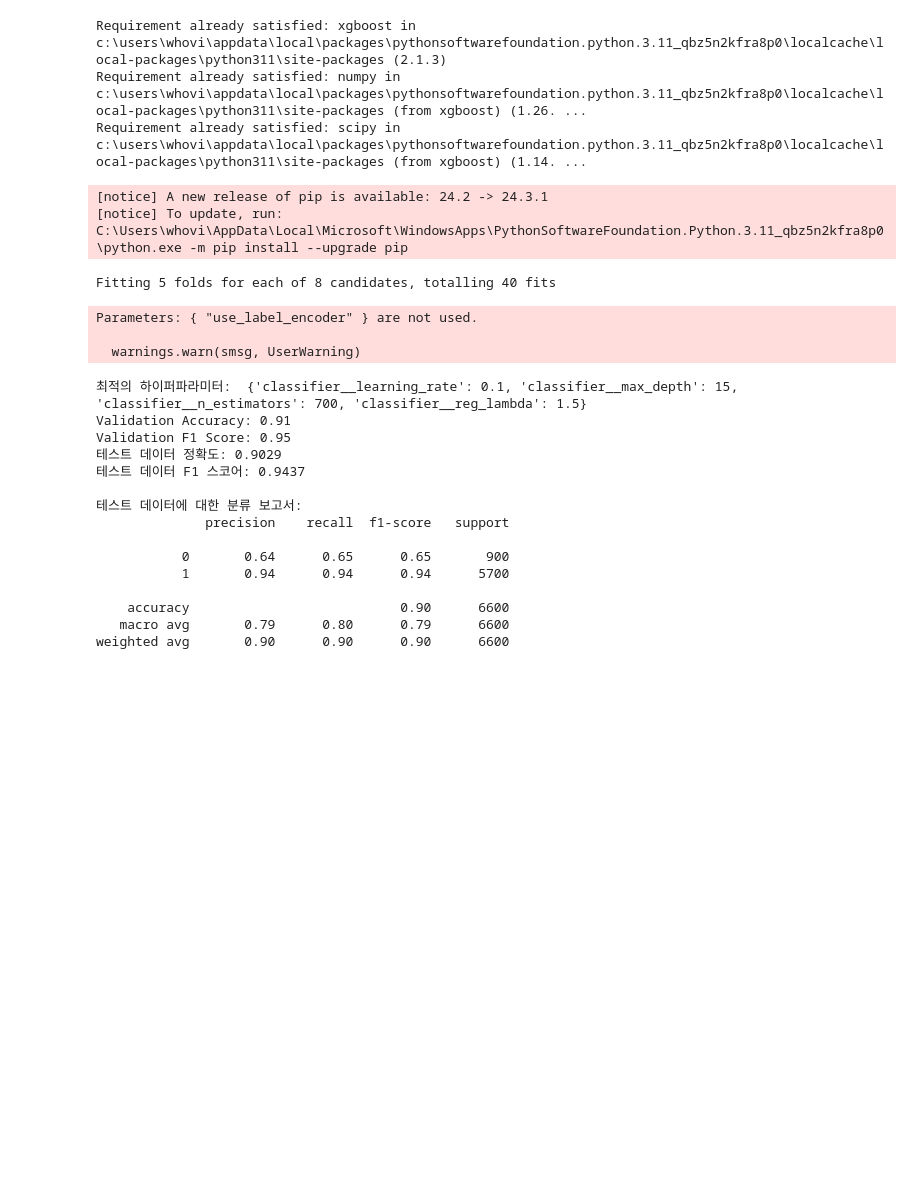
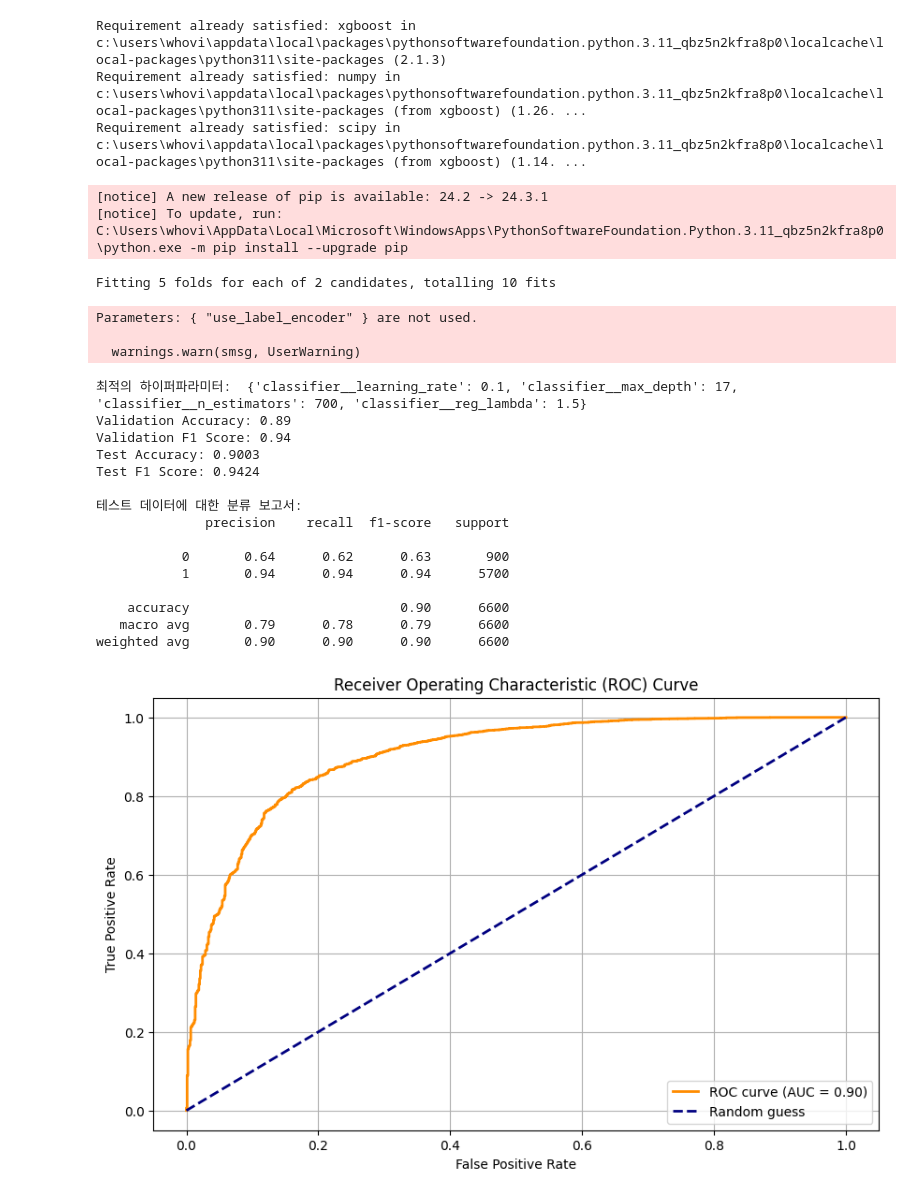
Before and after one commit to MLB-EWHA/-, a Jupyter notebook: XGBoost_tuing.ipynb, the cells around one changed output. Drawn from its saved outputs; the diff is of its cells as text; code cells hidden in the pictures; blank space fills up the shorter version.

```diff
--- a/XGBoost_tuing.ipynb
+++ b/XGBoost_tuing.ipynb
@@ -24,6 +24,8 @@ from sklearn.metrics import classification_report, accuracy_score, f1_score
 from xgboost import XGBClassifier
 from imblearn.pipeline import Pipeline
 from imblearn.over_sampling import SMOTE
+from sklearn.metrics import roc_curve, auc, precision_recall_curve
+import matplotlib.pyplot as plt
 
 # 1. 데이터 로드
 data = pd.read_csv("/Users/whovi/Downloads/monunmon.csv")  # 데이터셋 경로 입력
@@ -34,8 +36,13 @@ X = data.drop(columns=['Label'])  # 피처 데이터
 y = data['Label']  # 레이블 데이터
 
 # 3. 데이터 나누기
+# 3. 데이터 나누기: 훈련, 검증, 테스트 데이터셋으로 분리
 X_train, X_test, y_train, y_test = train_test_split(
-    X, y, test_size=0.3, random_state=42, stratify=y)
+    X, y, test_size=0.3, random_state=42, stratify=y)  # 테스트 30%, 나머지 훈련+검증 70%
+
+X_train, X_val, y_train, y_val = train_test_split(
+    X_train, y_train, test_size=0.2, random_state=42, stratify=y_train)  # 검증 20% (전체의 14%)
+
 
 # 4. 파이프라인 설정
 pipeline = Pipeline([
@@ -46,10 +53,10 @@ pipeline = Pipeline([
 
 # 5. 간단한 하이퍼파라미터 그리드 정의
 param_grid = {
-    'classifier__n_estimators': [600, 700],  # 트리 개수
+    'classifier__n_estimators': [700],  # 트리 개수
     'classifier__max_depth': [15, 17],         # 트리의 최대 깊이
     'classifier__learning_rate': [0.1],
-    'classifier__reg_lambda':[1.0, 1.5]      # 학습률
+    'classifier__reg_lambda':[1.5]      # 학습률
 }
 
 # 6. 교차 검증 설정
@@ -72,40 +79,69 @@ grid_search.fit(X_train, y_train)
 best_model = grid_search.best_estimator_
 print("최적의 하이퍼파라미터: ", grid_search.best_params_)
 
 # 검증 데이터 평가
 y_val_pred = best_model.predict(X_val)
 val_accuracy = accuracy_score(y_val, y_val_pred)
 val_f1 = f1_score(y_val, y_val_pred)
 print(f"Validation Accuracy: {val_accuracy:.2f}")
 print(f"Validation F1 Score: {val_f1:.2f}")
 
 # 10. 테스트 데이터 평가
 y_test_pred = best_model.predict(X_test)
 test_accuracy = accuracy_score(y_test, y_test_pred)
 test_f1 = f1_score(y_test, y_test_pred)
-print(f"테스트 데이터 정확도: {test_accuracy:.4f}")
-print(f"테스트 데이터 F1 스코어: {test_f1:.4f}")
+print(f"Test Accuracy: {test_accuracy:.4f}")
+print(f"Test F1 Score: {test_f1:.4f}")
 
 # 11. 분류 보고서 출력
 print("\n테스트 데이터에 대한 분류 보고서:")
 print(classification_report(y_test, y_test_pred))
+
+# 12. ROC 커브 및 AUC 계산
+y_test_prob = best_model.predict_proba(X_test)[:, 1]  # 양성 클래스 확률
+fpr, tpr, _ = roc_curve(y_test, y_test_prob)
+roc_auc = auc(fpr, tpr)
+
+plt.figure(figsize=(10, 6))
+plt.plot(fpr, tpr, color='darkorange', lw=2, label=f"ROC curve (AUC = {roc_auc:.2f})")
+plt.plot([0, 1], [0, 1], color='navy', lw=2, linestyle='--', label="Random guess")
+plt.xlabel('False Positive Rate')
+plt.ylabel('True Positive Rate')
+plt.title('Receiver Operating Characteristic (ROC) Curve')
+plt.legend(loc="lower right")
+plt.grid()
+plt.show()
+
+# 13. PR 커브 및 AUC 계산
+precision, recall, _ = precision_recall_curve(y_test, y_test_prob)
+pr_auc = auc(recall, precision)
+
+plt.figure(figsize=(10, 6))
+plt.plot(recall, precision, color='blue', lw=2, label=f"PR curve (AUC = {pr_auc:.2f})")
+plt.xlabel('Recall')
+plt.ylabel('Precision')
+plt.title('Precision-Recall (PR) Curve')
+plt.legend(loc="lower left")
+plt.grid()
+plt.show()
 # %% [output]
-Fitting 5 folds for each of 8 candidates, totalling 40 fits
+Fitting 5 folds for each of 2 candidates, totalling 10 fits
 Parameters: { "use_label_encoder" } are not used.
 
   warnings.warn(smsg, UserWarning)
-최적의 하이퍼파라미터:  {'classifier__learning_rate': 0.1, 'classifier__max_depth': 15, 'classifier__n_estimators': 700, 'classifier__reg_lambda': 1.5}
-Validation Accuracy: 0.91
-Validation F1 Score: 0.95
-테스트 데이터 정확도: 0.9029
-테스트 데이터 F1 스코어: 0.9437
+최적의 하이퍼파라미터:  {'classifier__learning_rate': 0.1, 'classifier__max_depth': 17, 'classifier__n_estimators': 700, 'classifier__reg_lambda': 1.5}
+Validation Accuracy: 0.89
+Validation F1 Score: 0.94
+Test Accuracy: 0.9003
+Test F1 Score: 0.9424
 
 테스트 데이터에 대한 분류 보고서:
               precision    recall  f1-score   support
 
-           0       0.64      0.65      0.65       900
+           0       0.64      0.62      0.63       900
            1       0.94      0.94      0.94      5700
 
     accuracy                           0.90      6600
-   macro avg       0.79      0.80      0.79      6600
+   macro avg       0.79      0.78      0.79      6600
 weighted avg       0.90      0.90      0.90      6600
+[figure, added]
```
Also changed, not shown: parts of 1 cell of this notebook.
